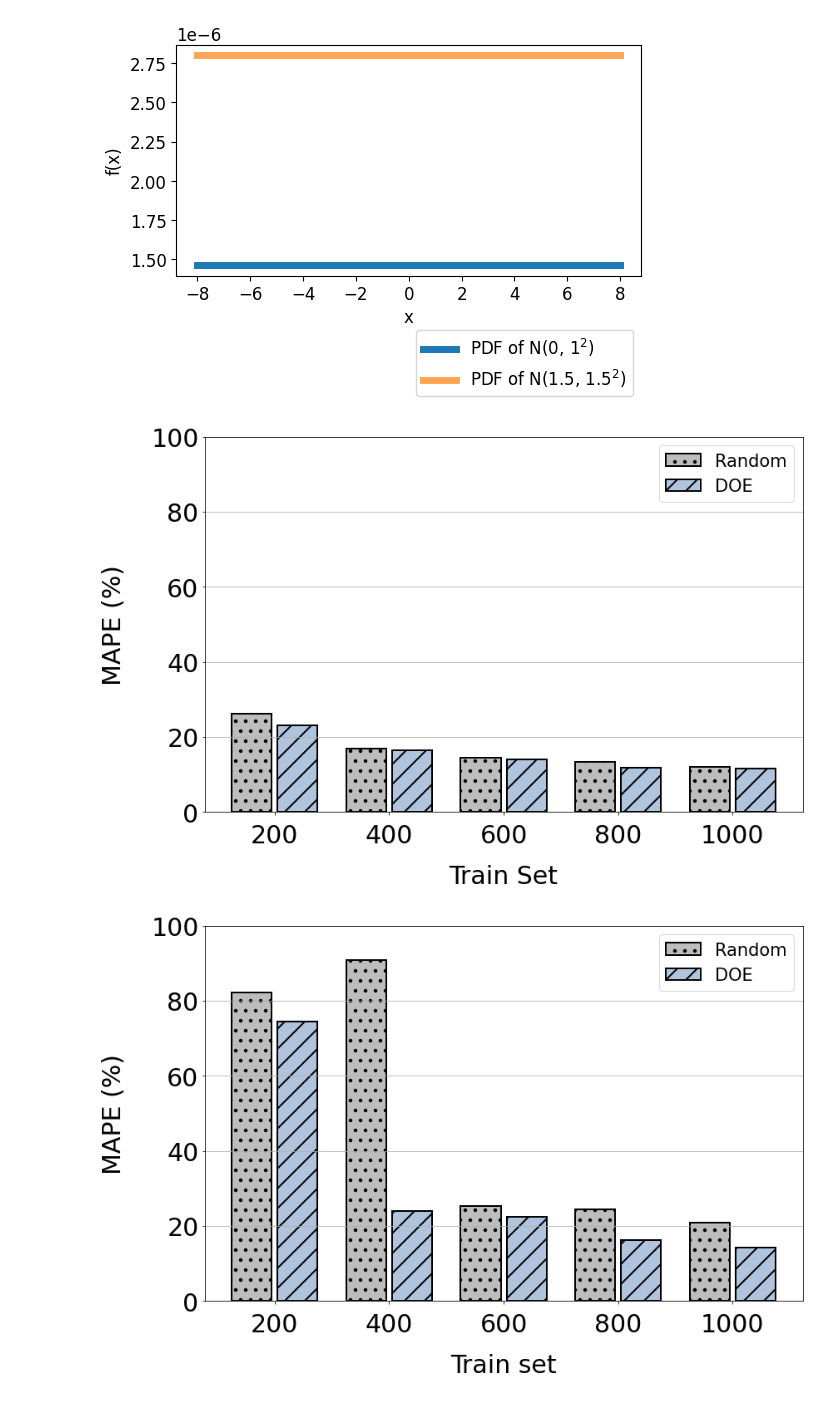
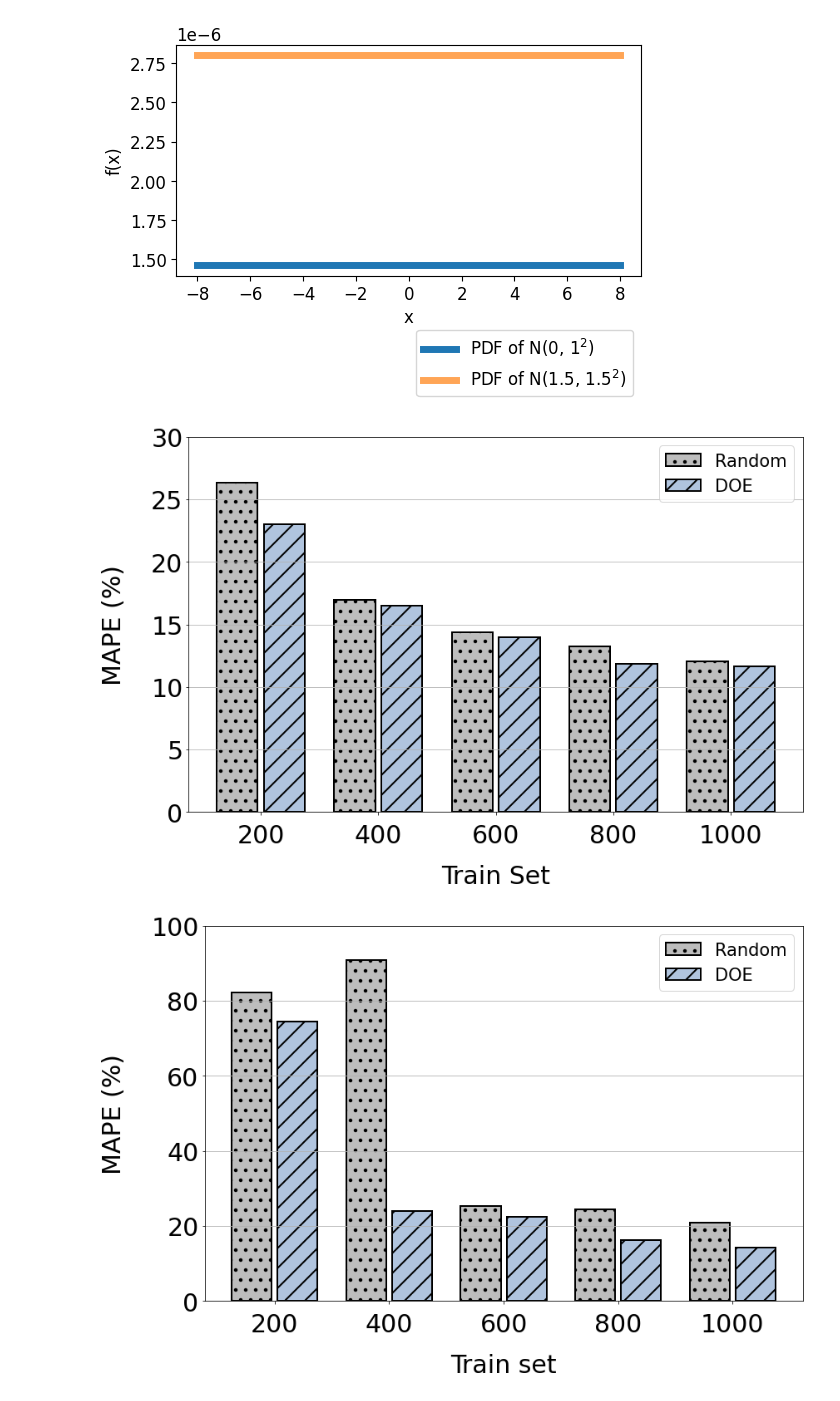
Before and after one commit to unhochoi/Sparse-Matrix-Multiplication, a Jupyter notebook: figure/pyplot/compare-doe-random.ipynb, the cells around one changed output. Cells and saved outputs as stored; diff of their text form; code cells hidden in the pictures.

Commit message:
modifying figure

```diff
--- a/figure/pyplot/compare-doe-random.ipynb
+++ b/figure/pyplot/compare-doe-random.ipynb
@@ -71,7 +71,9 @@ plt.show()
 # %% [output]
 [figure]
 # %%
-
+import matplotlib.pyplot as plt
+import numpy as np
+import pandas as pd
 
 # x 축 label
 x_label = ["200","400","600","800","1000" ]
@@ -101,35 +103,35 @@ width = 0.35 # bar 넓이
 
 fig, ax1 = plt.subplots(figsize=(12,8)) # figure 및 subplot 선언
 
 # 각 bar 의 중심 지정
 # bar2 = ax1.bar(x - 0.2, sp_smdm_random_mape, width, linewidth=2, edgecolor='black', hatch='.', label='Random', color='lightsteelblue', capsize=4)
 # bar1 = ax1.bar(x + 0.2, sp_smdm_doe_mape, width, linewidth=2, edgecolor='black', hatch='/', label='DOE', color='royalblue', capsize=4)
 bar2 = ax1.bar(x - 0.2, sp_smdm_random_mape, width, linewidth=2, edgecolor='black', hatch='.', label='Random', color='#BDBDBD', capsize=4)
 bar1 = ax1.bar(x + 0.2, sp_smdm_doe_mape, width, linewidth=2, edgecolor='black', hatch='/', label='DOE', color='lightsteelblue', capsize=4)
 
 
 
 ################################# ax1 ####################################################
 
 ax1.set_xticks(x) # x축 인덱스
 ax1.set_xticklabels(x_label) # x축 label 이름
 ax1.tick_params(axis='x',pad=10) # x축 label pad
 
 ax1.yaxis.grid(True) # y축만 grid 사용
-ax1.set_ylim([0, 100])  # 좌측 y축 범위 설정
+ax1.set_ylim([0, 30])  # 좌측 y축 범위 설정
 # ax1.set_yticks([0, 10, 20, 30, 40]) # y축 index 설정
 
 ax1.set_xlabel('Train Set', labelpad=20) # ax1 ylabel 설정
 ax1.set_ylabel('MAPE (%)', labelpad=30) # ax1 ylabel 설정
 
 ax1.legend(loc="upper right") # 범례 표시
 
 # 이미지 저장시, figure 크기에 맞게 이미지 저장
 fig.tight_layout()
 fig.savefig('./right-dense-compare-doe-random.png')
 plt.show()
 # %% [output]
-[figure, old version]
+[figure, new version]
 # %%
 import matplotlib.pyplot as plt
 import numpy as np
```
Also changed, not shown: 1 other file.
